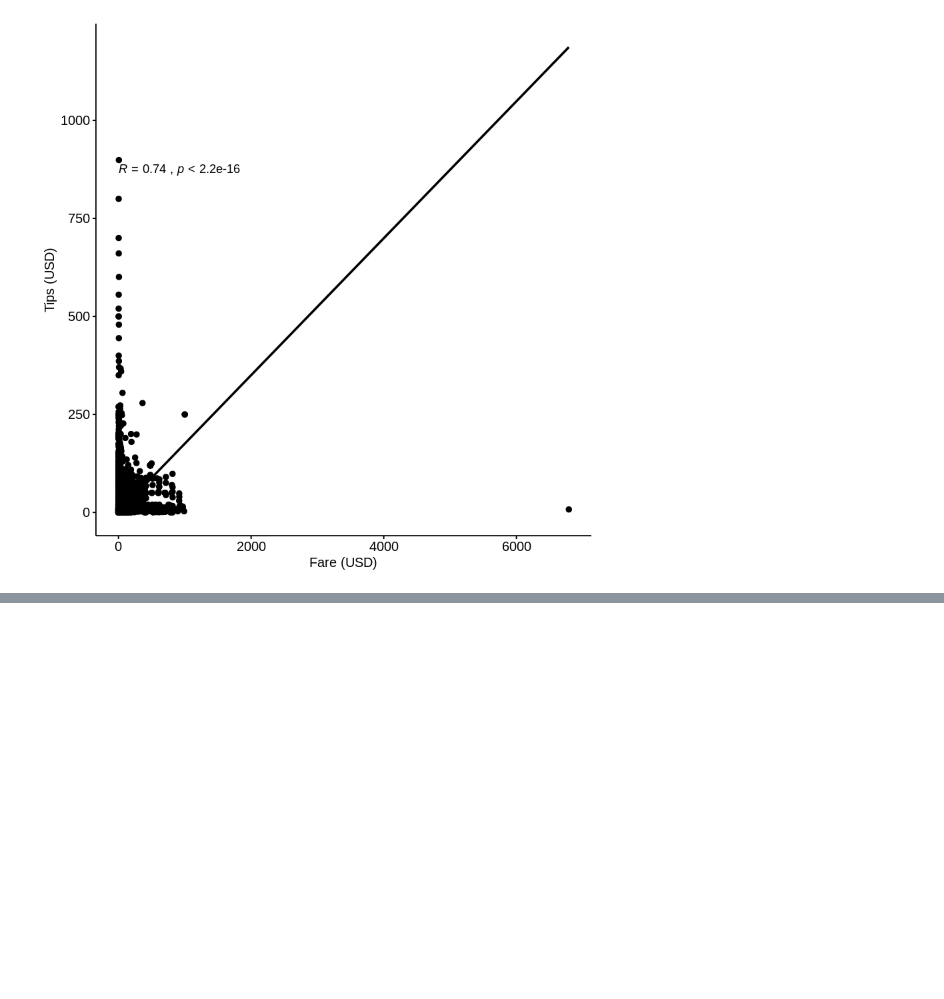
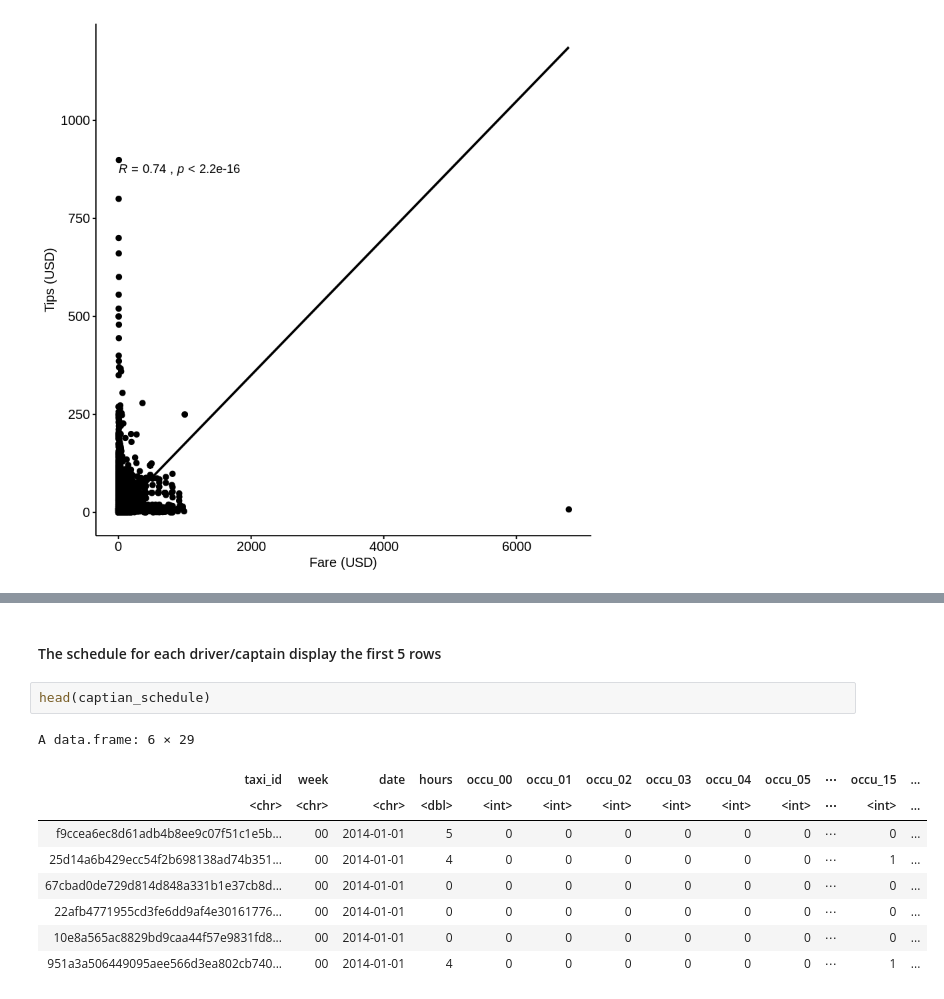
Before and after one commit to mym786/data-exploration-chicago-taxi, a Jupyter notebook: Chicago Taxi.ipynb, the cells around one changed output, grey strips where cells are left out. Saved outputs shown, nothing was run; the diff lists cells and outputs as text; blank space fills up the shorter version.

```diff
--- a/Chicago Taxi.ipynb
+++ b/Chicago Taxi.ipynb
@@ -438,0 +495,14 @@ ggscatter(fare_tip, x = "fare", y = "tips",
+# %% [markdown]
+#### The schedule for each driver/captain display the first 5 rows
+# %%
+head(captian_schedule)
+# %% [output]
+A data.frame: 6 × 29
+| taxi_id | week | date | hours | occu_00 | occu_01 | occu_02 | occu_03 | occu_04 | occu_05 | ⋯ | occu_15 | ... |
+| <chr> | <chr> | <chr> | <dbl> | <int> | <int> | <int> | <int> | <int> | <int> | ⋯ | <int> | ... |
+| f9ccea6ec8d61adb4b8ee9c07f51c1e5b... | 00 | 2014-01-01 | 5 | 0 | 0 | 0 | 0 | 0 | 0 | ⋯ | 0 | ... |
+| 25d14a6b429ecc54f2b698138ad74b351... | 00 | 2014-01-01 | 4 | 0 | 0 | 0 | 0 | 0 | 0 | ⋯ | 1 | ... |
+| 67cbad0de729d814d848a331b1e37cb8d... | 00 | 2014-01-01 | 0 | 0 | 0 | 0 | 0 | 0 | 0 | ⋯ | 0 | ... |
+| 22afb4771955cd3fe6dd9af4e30161776... | 00 | 2014-01-01 | 0 | 0 | 0 | 0 | 0 | 0 | 0 | ⋯ | 0 | ... |
+| 10e8a565ac8829bd9caa44f57e9831fd8... | 00 | 2014-01-01 | 0 | 0 | 0 | 0 | 0 | 0 | 0 | ⋯ | 0 | ... |
+| 951a3a506449095aee566d3ea802cb740... | 00 | 2014-01-01 | 4 | 0 | 0 | 0 | 0 | 0 | 0 | ⋯ | 1 | ... |
```
Also changed, not shown: parts of 45 cells of this notebook.
